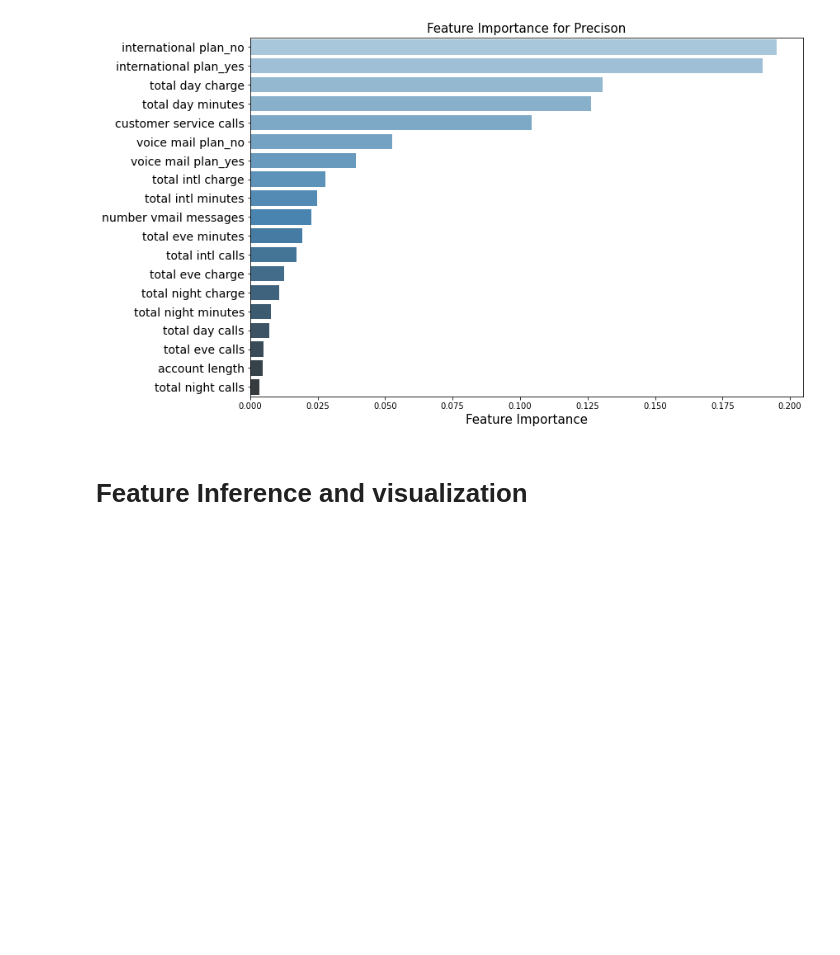
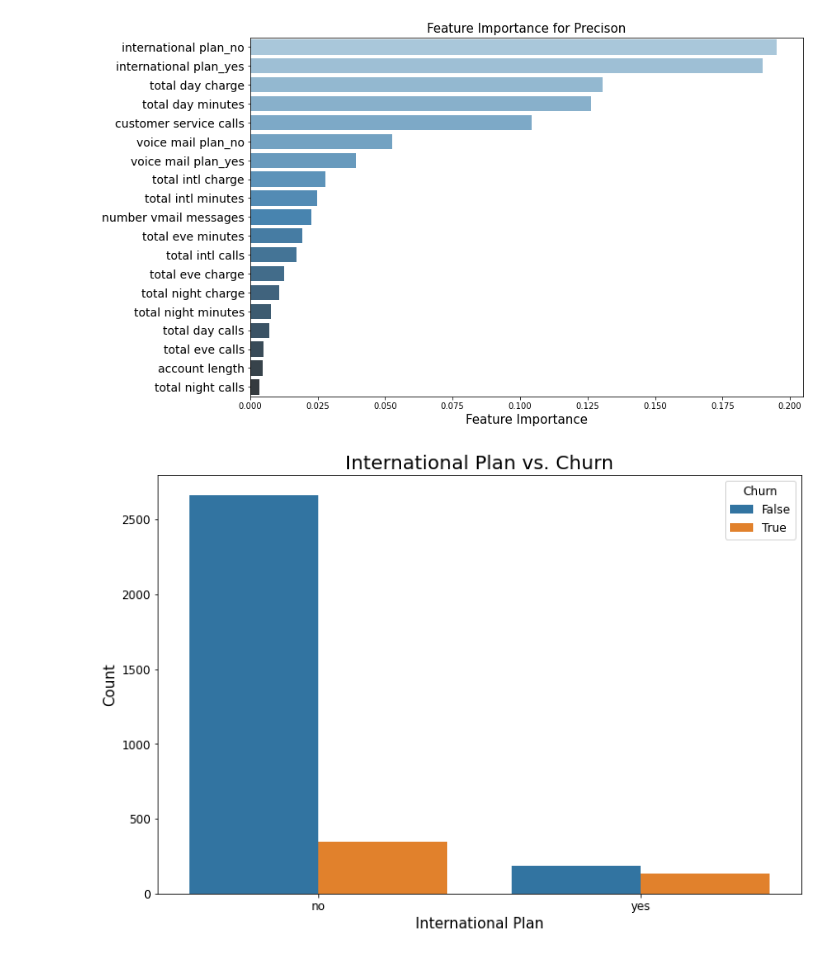
Before and after one commit to ImMaxRoss/predicting_churn, a Jupyter notebook: predicting_churn.ipynb, the cells around one changed output. Saved outputs shown, nothing was run; the diff lists cells and outputs as text; code cells hidden in the pictures; blank space fills up the shorter version.

```diff
--- a/predicting_churn.ipynb
+++ b/predicting_churn.ipynb
@@ -829,5 +689,19 @@ plt.yticks(fontsize=14);
 plt.savefig('images/feature_importance.jpeg', bbox_inches = "tight")
 # %% [output]
 [figure]
-# %% [markdown]
-# Feature Inference and visualization
+# %%
+import matplotlib.pyplot as plt
+import seaborn as sns
+
+# plot of 'international plan' feature importance
+plt.figure(figsize=(12,8))
+sns.countplot(x=df['international plan'], hue=df['churn'])
+plt.title('International Plan vs. Churn', fontsize=20)
+plt.xlabel('International Plan', fontsize=15)
+plt.ylabel('Count', fontsize=15)
+plt.xticks(fontsize=12)
+plt.yticks(fontsize=12)
+plt.legend(title='Churn', fontsize=12, title_fontsize=12)
+plt.savefig('images/intn_plan_churn.jpeg', bbox_inches = "tight")
+# %% [output]
+[figure, added]
```
Also changed, not shown: parts of 106 cells of this notebook, 5 other files.
